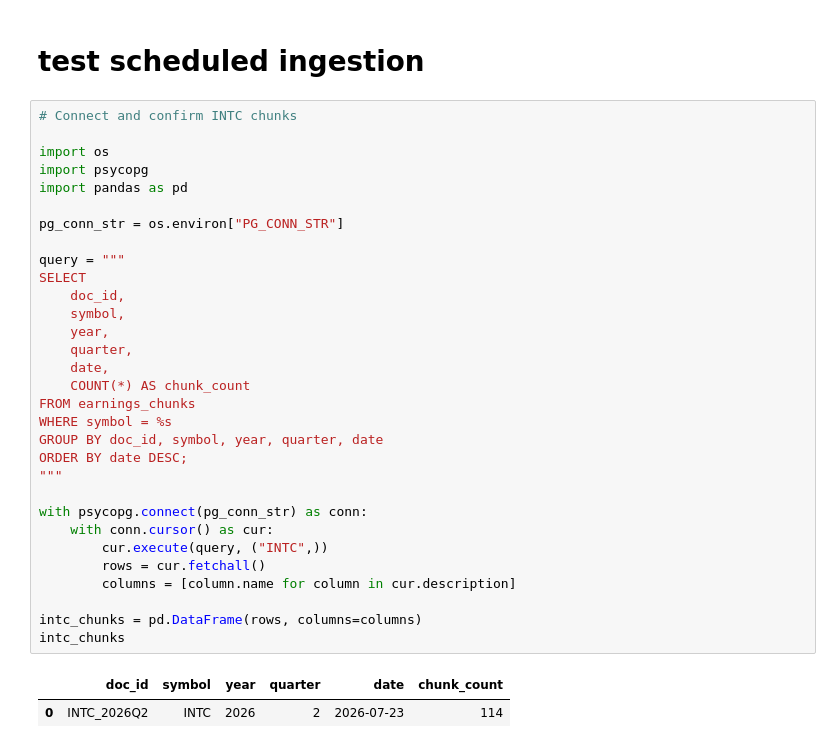
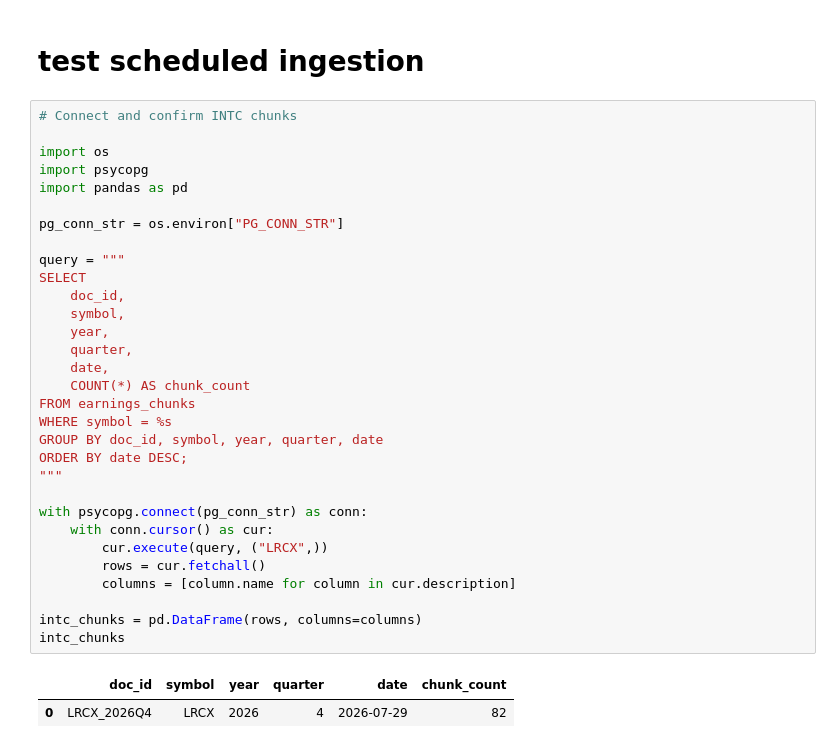
Before and after one commit to camilleecu/Earnings-Call-Intelligence-Agent, a Jupyter notebook: test_notebooks/test_data_ingestion.ipynb, the cells around one changed output. Drawn from its saved outputs; the diff is of its cells as text.

```diff
--- a/test_notebooks/test_data_ingestion.ipynb
+++ b/test_notebooks/test_data_ingestion.ipynb
@@ -481,35 +481,35 @@ conn.commit()
 
 import os
 import psycopg
 import pandas as pd
 
 pg_conn_str = os.environ["PG_CONN_STR"]
 
 query = """
 SELECT
     doc_id,
     symbol,
     year,
     quarter,
     date,
     COUNT(*) AS chunk_count
 FROM earnings_chunks
 WHERE symbol = %s
 GROUP BY doc_id, symbol, year, quarter, date
 ORDER BY date DESC;
 """
 
 with psycopg.connect(pg_conn_str) as conn:
     with conn.cursor() as cur:
-        cur.execute(query, ("INTC",))
+        cur.execute(query, ("LRCX",))
         rows = cur.fetchall()
         columns = [column.name for column in cur.description]
 
 intc_chunks = pd.DataFrame(rows, columns=columns)
 intc_chunks
 # %% [output]
 |  | doc_id | symbol | year | quarter | date | chunk_count |
-| 0 | INTC_2026Q2 | INTC | 2026 | 2 | 2026-07-23 | 114 |
+| 0 | LRCX_2026Q4 | LRCX | 2026 | 4 | 2026-07-29 | 82 |
 # %%
 #  Inspect stored chunk text
 sample_query = """
```
Also changed, not shown: parts of 2 cells of this notebook, 2 other files.
